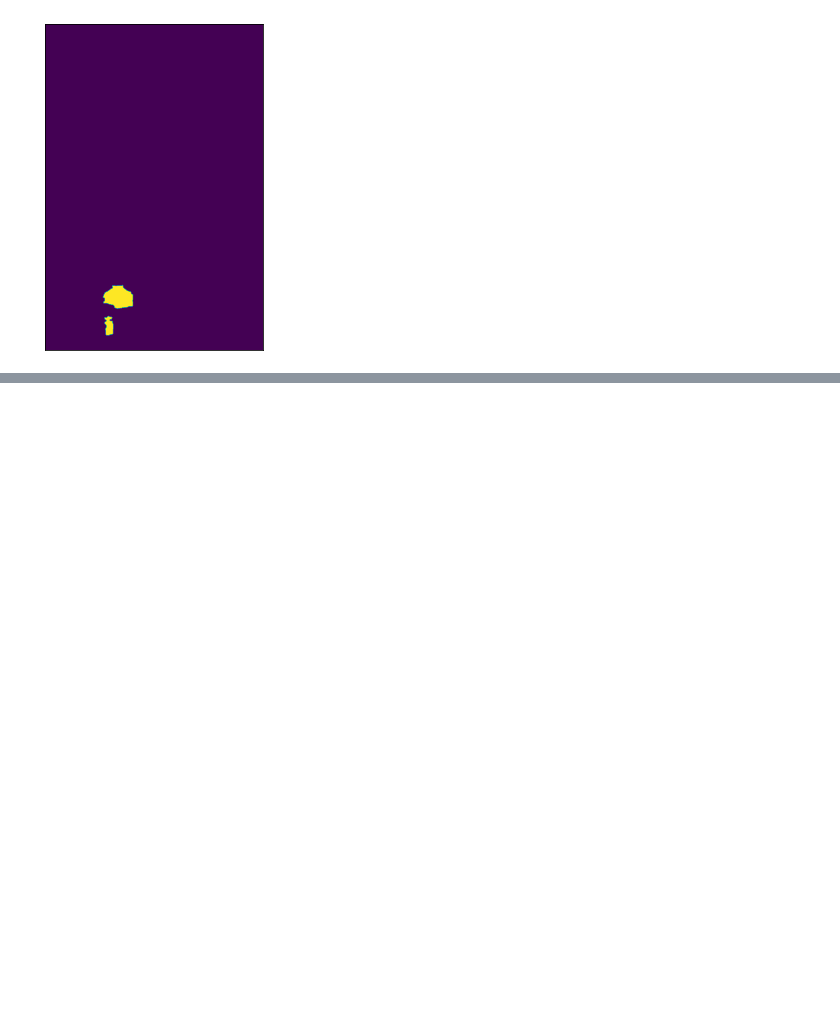
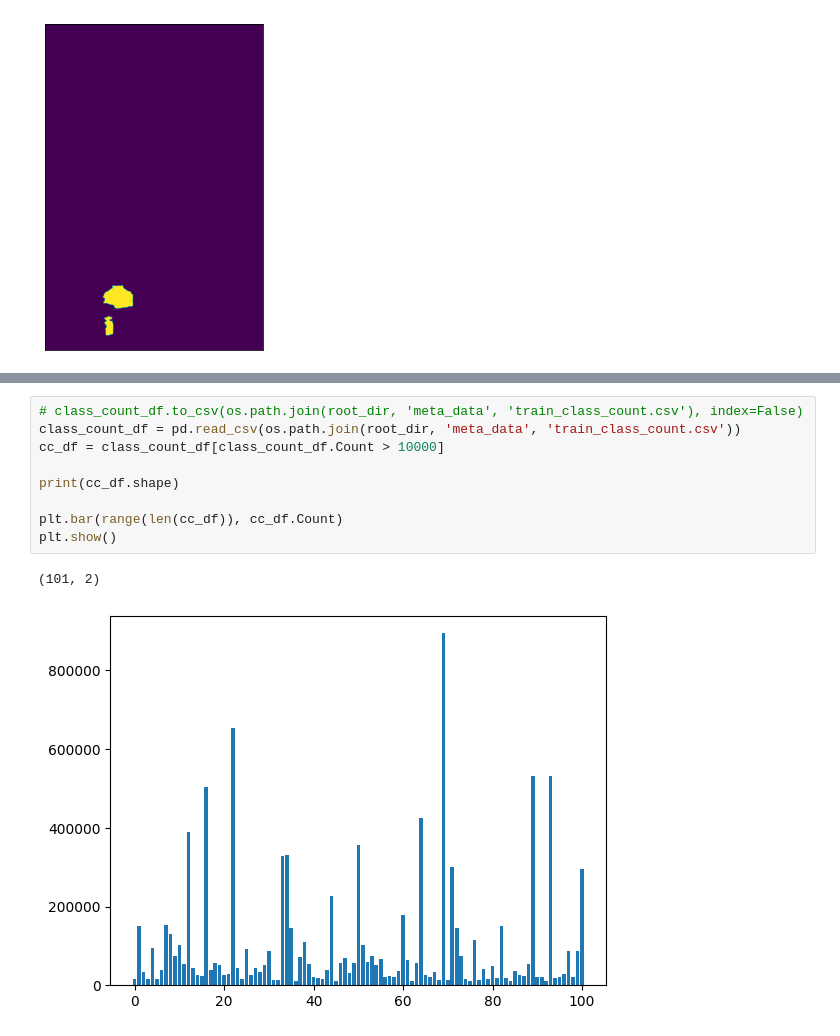
Before and after one commit to liyubrt/notebooks, a Jupyter notebook: pretrain_vit/OpenImages.ipynb, the cells around one changed output, grey strips where cells are left out. Cells and saved outputs as stored; diff of their text form; blank space fills up the shorter version.

```diff
--- a/pretrain_vit/OpenImages.ipynb
+++ b/pretrain_vit/OpenImages.ipynb
@@ -471,0 +584,12 @@ Drink (1600, 1066)
+# %%
+# class_count_df.to_csv(os.path.join(root_dir, 'meta_data', 'train_class_count.csv'), index=False)
+class_count_df = pd.read_csv(os.path.join(root_dir, 'meta_data', 'train_class_count.csv'))
+cc_df = class_count_df[class_count_df.Count > 10000]
+
+print(cc_df.shape)
+
+plt.bar(range(len(cc_df)), cc_df.Count)
+plt.show()
+# %% [output]
+(101, 2)
+[figure, added]
```
Also changed, not shown: parts of 5 cells of this notebook, 7 other files.
